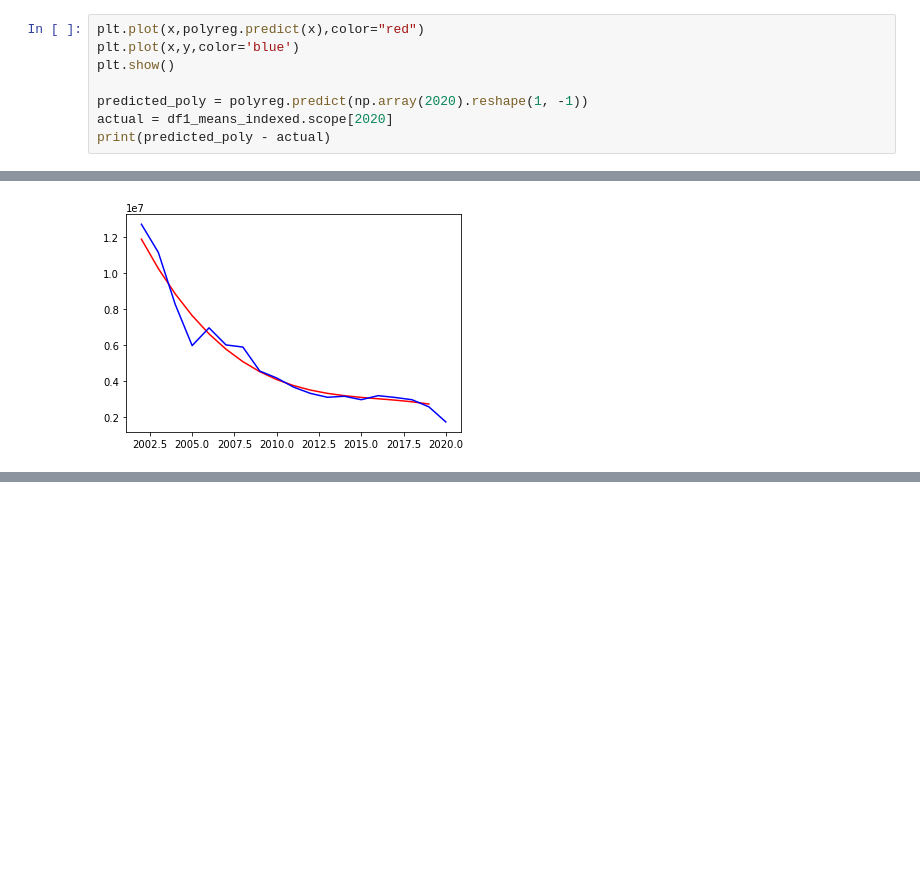
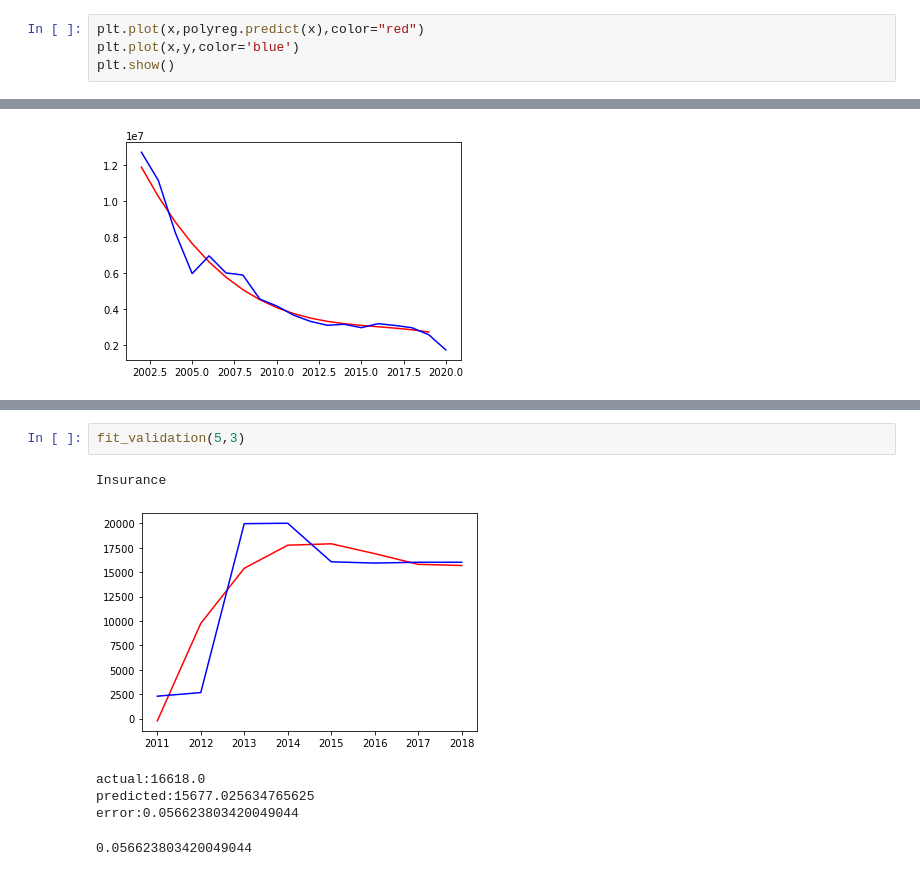
Before and after one commit to knuffelbeer/leren_en_beslissen_public, a Jupyter notebook: company_emissions_preprocessing_lin_reg.ipynb, the cells around one changed output, grey strips where cells are left out. Drawn from its saved outputs; the diff is of its cells as text; blank space fills up the shorter version.

```diff
--- a/company_emissions_preprocessing_lin_reg.ipynb
+++ b/company_emissions_preprocessing_lin_reg.ipynb
@@ -251,9 +251,5 @@ Pipeline(steps=[('polynomialfeatures', PolynomialFeatures(degree=3)),
 plt.plot(x,polyreg.predict(x),color="red")
 plt.plot(x,y,color='blue')
 plt.show()
-
-predicted_poly = polyreg.predict(np.array(2020).reshape(1, -1))
-actual = df1_means_indexed.scope[2020]
-print(predicted_poly - actual)
 # %% [output]
 [figure]
@@ -436,3 +488,12 @@ organization_fit(5,3)
+# %%
+fit_validation(5,3)
+# %% [output]
+Insurance
+[figure, added]
+actual:16618.0
+predicted:15677.025634765625
+error:0.056623803420049044
+0.056623803420049044
 # %%
 ids = df1_organization['id'].unique()
 ids_good = []
```
Also changed, not shown: parts of 6 cells of this notebook.
